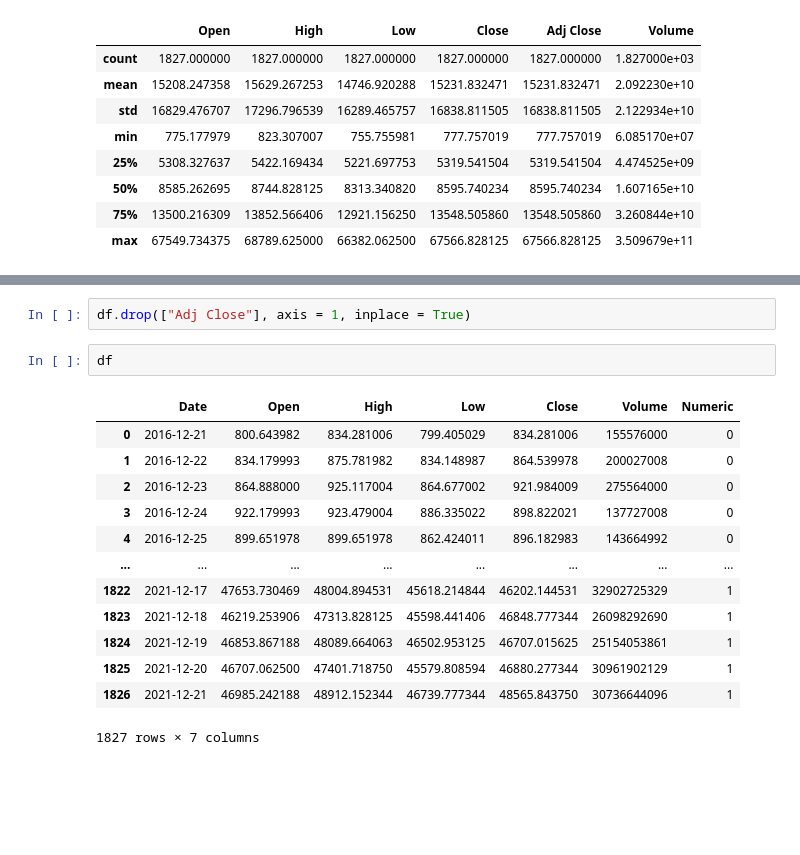
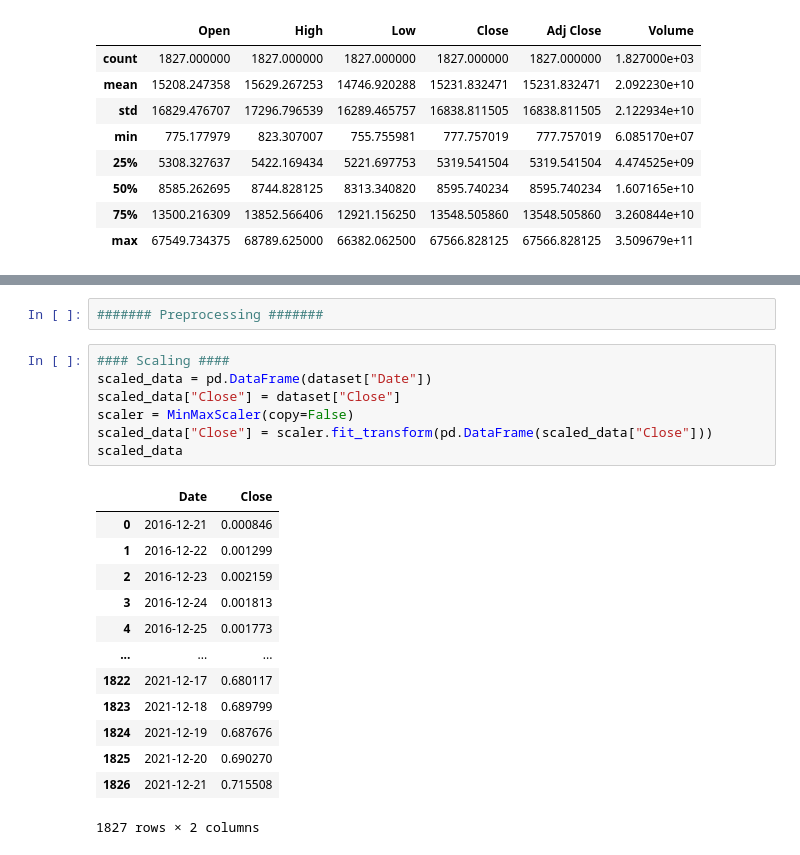
Before and after one commit to marina-sam14/BitcoinClosePricePrediction, a Jupyter notebook: MachineLearning.ipynb, the cells around one changed output, grey strips where cells are left out. Saved outputs shown, nothing was run; the diff lists cells and outputs as text; blank space fills up the shorter version.

```diff
--- a/MachineLearning.ipynb
+++ b/MachineLearning.ipynb
@@ -73,18 +36,23 @@ df
-# %%
-df.drop(["Adj Close"], axis = 1, inplace = True)
-# %%
-df
-# %% [output]
-|  | Date | Open | High | Low | Close | Volume | Numeric |
-| 0 | 2016-12-21 | 800.643982 | 834.281006 | 799.405029 | 834.281006 | 155576000 | 0 |
-| 1 | 2016-12-22 | 834.179993 | 875.781982 | 834.148987 | 864.539978 | 200027008 | 0 |
-| 2 | 2016-12-23 | 864.888000 | 925.117004 | 864.677002 | 921.984009 | 275564000 | 0 |
-| 3 | 2016-12-24 | 922.179993 | 923.479004 | 886.335022 | 898.822021 | 137727008 | 0 |
-| 4 | 2016-12-25 | 899.651978 | 899.651978 | 862.424011 | 896.182983 | 143664992 | 0 |
-| ... | ... | ... | ... | ... | ... | ... | ... |
-| 1822 | 2021-12-17 | 47653.730469 | 48004.894531 | 45618.214844 | 46202.144531 | 32902725329 | 1 |
-| 1823 | 2021-12-18 | 46219.253906 | 47313.828125 | 45598.441406 | 46848.777344 | 26098292690 | 1 |
-| 1824 | 2021-12-19 | 46853.867188 | 48089.664063 | 46502.953125 | 46707.015625 | 25154053861 | 1 |
-| 1825 | 2021-12-20 | 46707.062500 | 47401.718750 | 45579.808594 | 46880.277344 | 30961902129 | 1 |
-| 1826 | 2021-12-21 | 46985.242188 | 48912.152344 | 46739.777344 | 48565.843750 | 30736644096 | 1 |
-1827 rows × 7 columns
+# %%
+####### Preprocessing #######
+# %%
+#### Scaling ####
+scaled_data = pd.DataFrame(dataset["Date"])
+scaled_data["Close"] = dataset["Close"]
+scaler = MinMaxScaler(copy=False)
+scaled_data["Close"] = scaler.fit_transform(pd.DataFrame(scaled_data["Close"]))
+scaled_data
+# %% [output]
+|  | Date | Close |
+| 0 | 2016-12-21 | 0.000846 |
+| 1 | 2016-12-22 | 0.001299 |
+| 2 | 2016-12-23 | 0.002159 |
+| 3 | 2016-12-24 | 0.001813 |
+| 4 | 2016-12-25 | 0.001773 |
+| ... | ... | ... |
+| 1822 | 2021-12-17 | 0.680117 |
+| 1823 | 2021-12-18 | 0.689799 |
+| 1824 | 2021-12-19 | 0.687676 |
+| 1825 | 2021-12-20 | 0.690270 |
+| 1826 | 2021-12-21 | 0.715508 |
+1827 rows × 2 columns
```
Also changed, not shown: parts of 24 cells of this notebook.
